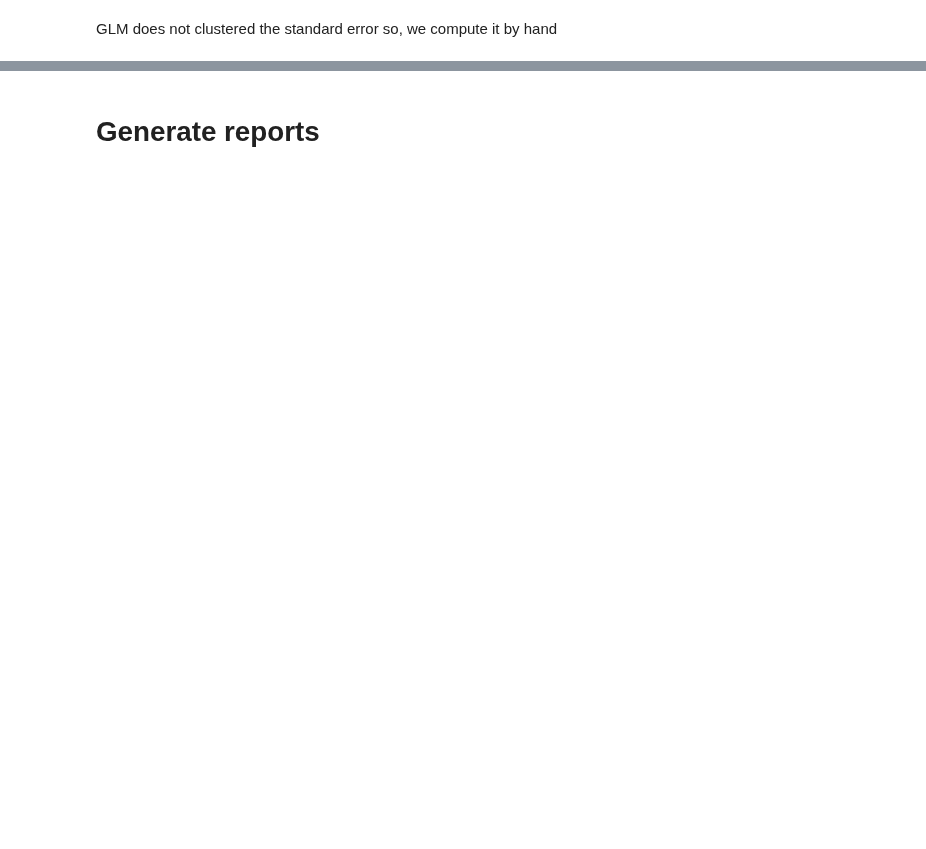
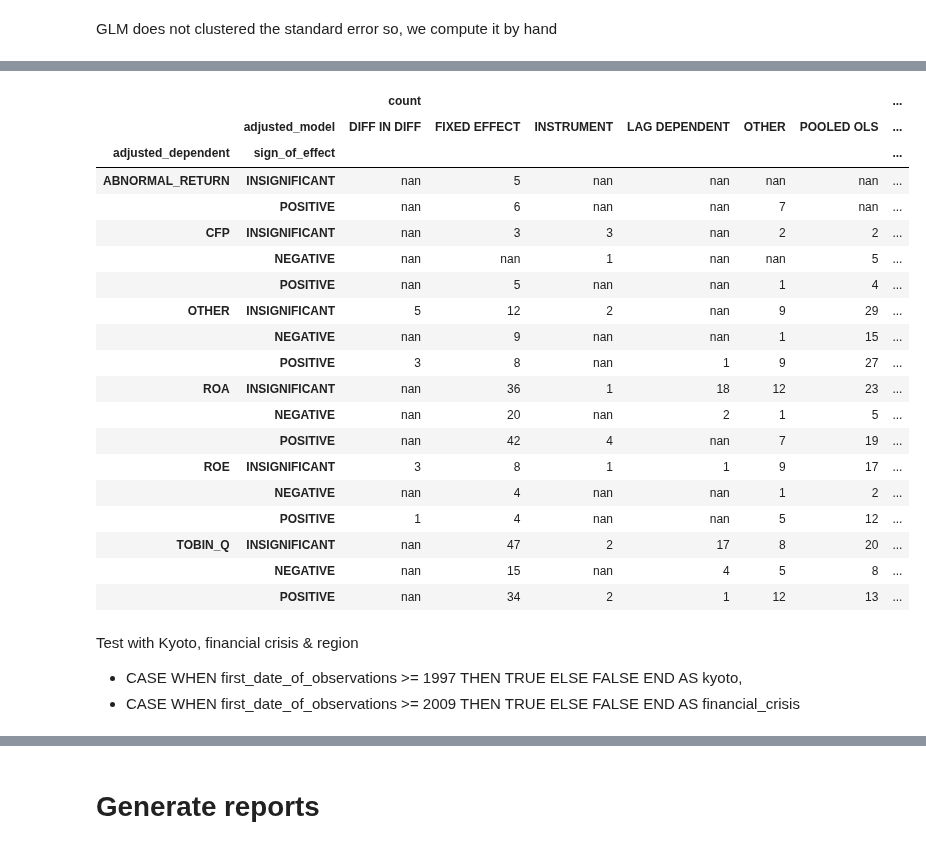
Before and after one commit to thomaspernet/esg_metadata, a Jupyter notebook: 02_data_analysis/01_model_train_evaluate/01_sign_of_effect/00_sign_of_effect_classification.ipynb, the cells around one changed output, grey strips where cells are left out. Cells and saved outputs as stored; diff of their text form; code cells hidden in the pictures; blank space fills up the shorter version.

```diff
--- a/02_data_analysis/01_model_train_evaluate/01_sign_of_effect/00_sign_of_effect_classification.ipynb
+++ b/02_data_analysis/01_model_train_evaluate/01_sign_of_effect/00_sign_of_effect_classification.ipynb
@@ -449,2 +639,40 @@ library(nnet)
+# %%
+(
+    df
+    .groupby(['adjusted_model','sign_of_effect'])['adjusted_dependent']
+    .value_counts()
+    .rename('count')
+    .reset_index()
+    .set_index(['adjusted_dependent', 'sign_of_effect', 'adjusted_model'])
+    .unstack(-1)
+    .style
+    .format("{0:,.0f}")
+)
+# %% [output]
+|  |  | count |  |  |  |  |  | ... |
+|  | adjusted_model | DIFF IN DIFF | FIXED EFFECT | INSTRUMENT | LAG DEPENDENT | OTHER | POOLED OLS | ... |
+| adjusted_dependent | sign_of_effect |  |  |  |  |  |  | ... |
+| ABNORMAL_RETURN | INSIGNIFICANT | nan | 5 | nan | nan | nan | nan | ... |
+|  | POSITIVE | nan | 6 | nan | nan | 7 | nan | ... |
+| CFP | INSIGNIFICANT | nan | 3 | 3 | nan | 2 | 2 | ... |
+|  | NEGATIVE | nan | nan | 1 | nan | nan | 5 | ... |
+|  | POSITIVE | nan | 5 | nan | nan | 1 | 4 | ... |
+| OTHER | INSIGNIFICANT | 5 | 12 | 2 | nan | 9 | 29 | ... |
+|  | NEGATIVE | nan | 9 | nan | nan | 1 | 15 | ... |
+|  | POSITIVE | 3 | 8 | nan | 1 | 9 | 27 | ... |
+| ROA | INSIGNIFICANT | nan | 36 | 1 | 18 | 12 | 23 | ... |
+|  | NEGATIVE | nan | 20 | nan | 2 | 1 | 5 | ... |
+|  | POSITIVE | nan | 42 | 4 | nan | 7 | 19 | ... |
+| ROE | INSIGNIFICANT | 3 | 8 | 1 | 1 | 9 | 17 | ... |
+|  | NEGATIVE | nan | 4 | nan | nan | 1 | 2 | ... |
+|  | POSITIVE | 1 | 4 | nan | nan | 5 | 12 | ... |
+| TOBIN_Q | INSIGNIFICANT | nan | 47 | 2 | 17 | 8 | 20 | ... |
+|  | NEGATIVE | nan | 15 | nan | 4 | 5 | 8 | ... |
+|  | POSITIVE | nan | 34 | 2 | 1 | 12 | 13 | ... |
+# %% [markdown]
+Test with Kyoto, financial crisis & region
+
+- CASE WHEN first_date_of_observations >= 1997 THEN TRUE ELSE FALSE END AS kyoto,
+- CASE WHEN first_date_of_observations >= 2009 THEN TRUE ELSE FALSE END AS financial_crisis
 # %%
 #
```
Also changed, not shown: parts of 50 cells of this notebook, 1 other file.
